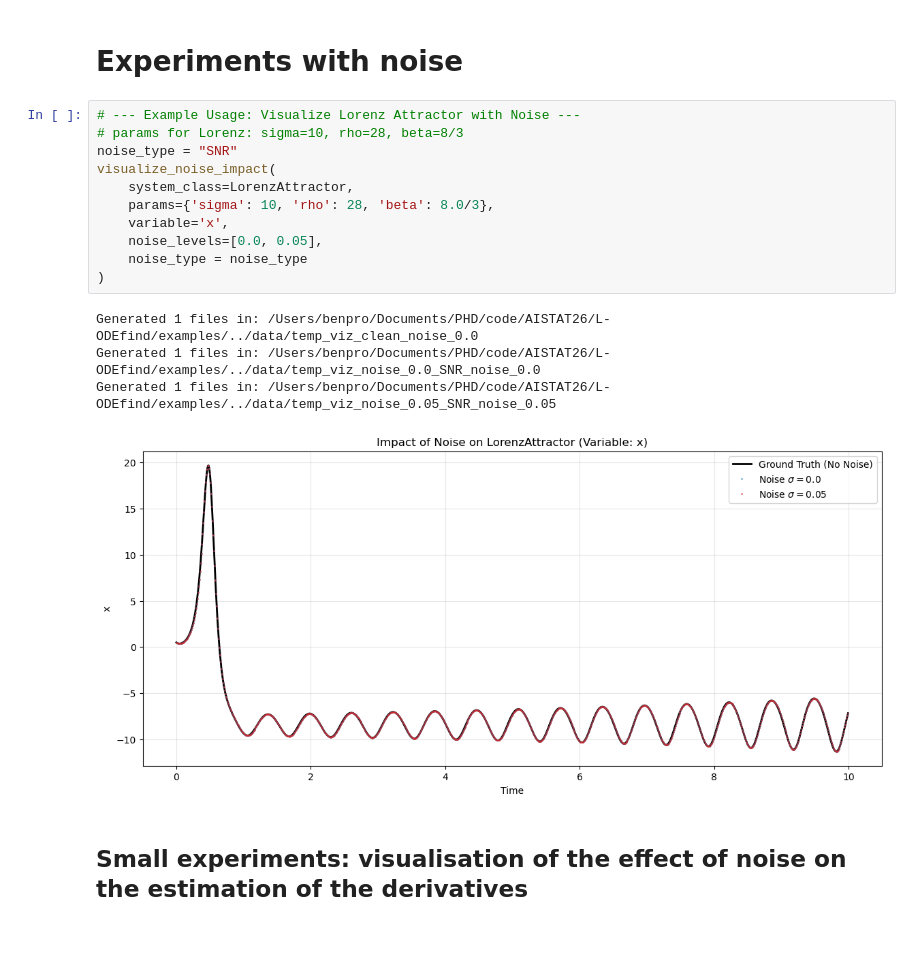
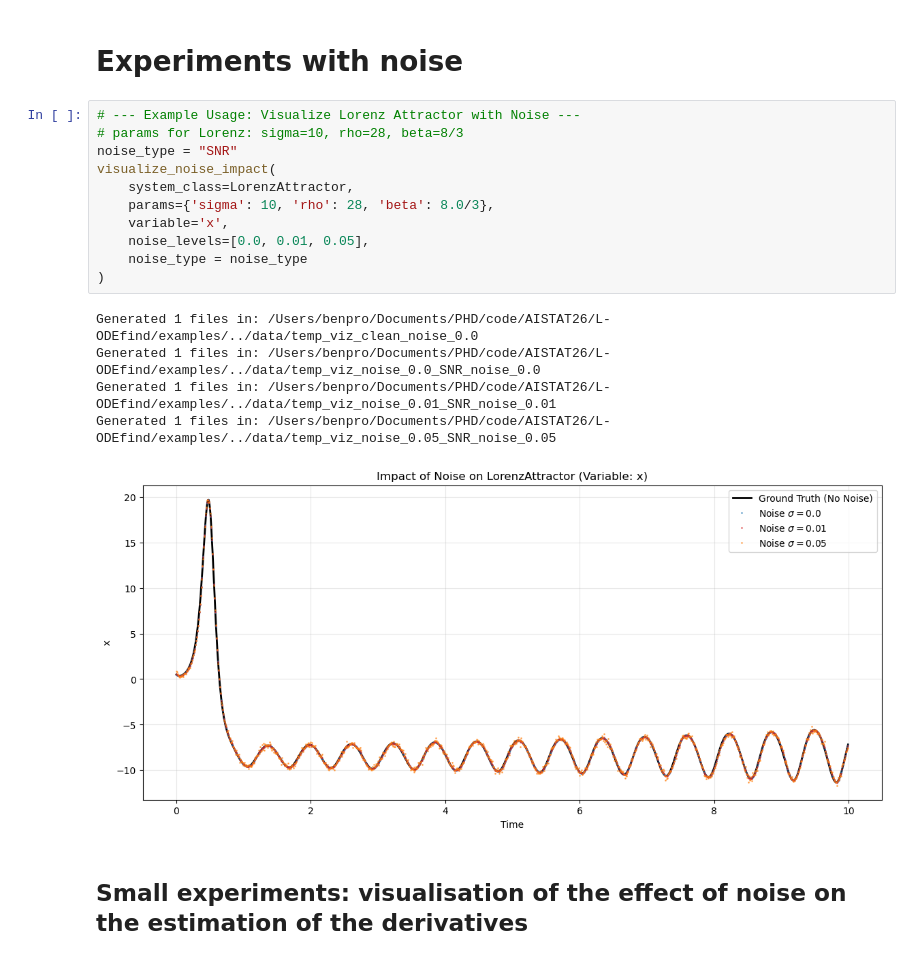
Before and after one commit to BenjaminisCoding/L-ODEfind, a Jupyter notebook: examples/hidden_variables_experiments.ipynb, the cells around one changed output. Cells and saved outputs as stored; diff of their text form.

```diff
--- a/examples/hidden_variables_experiments.ipynb
+++ b/examples/hidden_variables_experiments.ipynb
@@ -237,19 +305,20 @@ d^2x/dt^2 = 0.0002 - 0.9997 x + 0.0997 dx/dt + 0.0000 x dx/dt
 # %%
 # --- Example Usage: Visualize Lorenz Attractor with Noise ---
 # params for Lorenz: sigma=10, rho=28, beta=8/3
 noise_type = "SNR"
 visualize_noise_impact(
     system_class=LorenzAttractor,
     params={'sigma': 10, 'rho': 28, 'beta': 8.0/3},
     variable='x',
-    noise_levels=[0.0, 0.05],
+    noise_levels=[0.0, 0.01, 0.05],
     noise_type = noise_type
 )
 # %% [output]
 Generated 1 files in: /Users/benpro/Documents/PHD/code/AISTAT26/L-ODEfind/examples/../data/temp_viz_clean_noise_0.0
 Generated 1 files in: /Users/benpro/Documents/PHD/code/AISTAT26/L-ODEfind/examples/../data/temp_viz_noise_0.0_SNR_noise_0.0
+Generated 1 files in: /Users/benpro/Documents/PHD/code/AISTAT26/L-ODEfind/examples/../data/temp_viz_noise_0.01_SNR_noise_0.01
 Generated 1 files in: /Users/benpro/Documents/PHD/code/AISTAT26/L-ODEfind/examples/../data/temp_viz_noise_0.05_SNR_noise_0.05
-[figure, old version]
+[figure, new version]
 # %% [markdown]
 ## Small experiments: visualisation of the effect of noise on the estimation of the derivatives
 # %%
```
Also changed, not shown: parts of 20 cells of this notebook, 4 other files.
